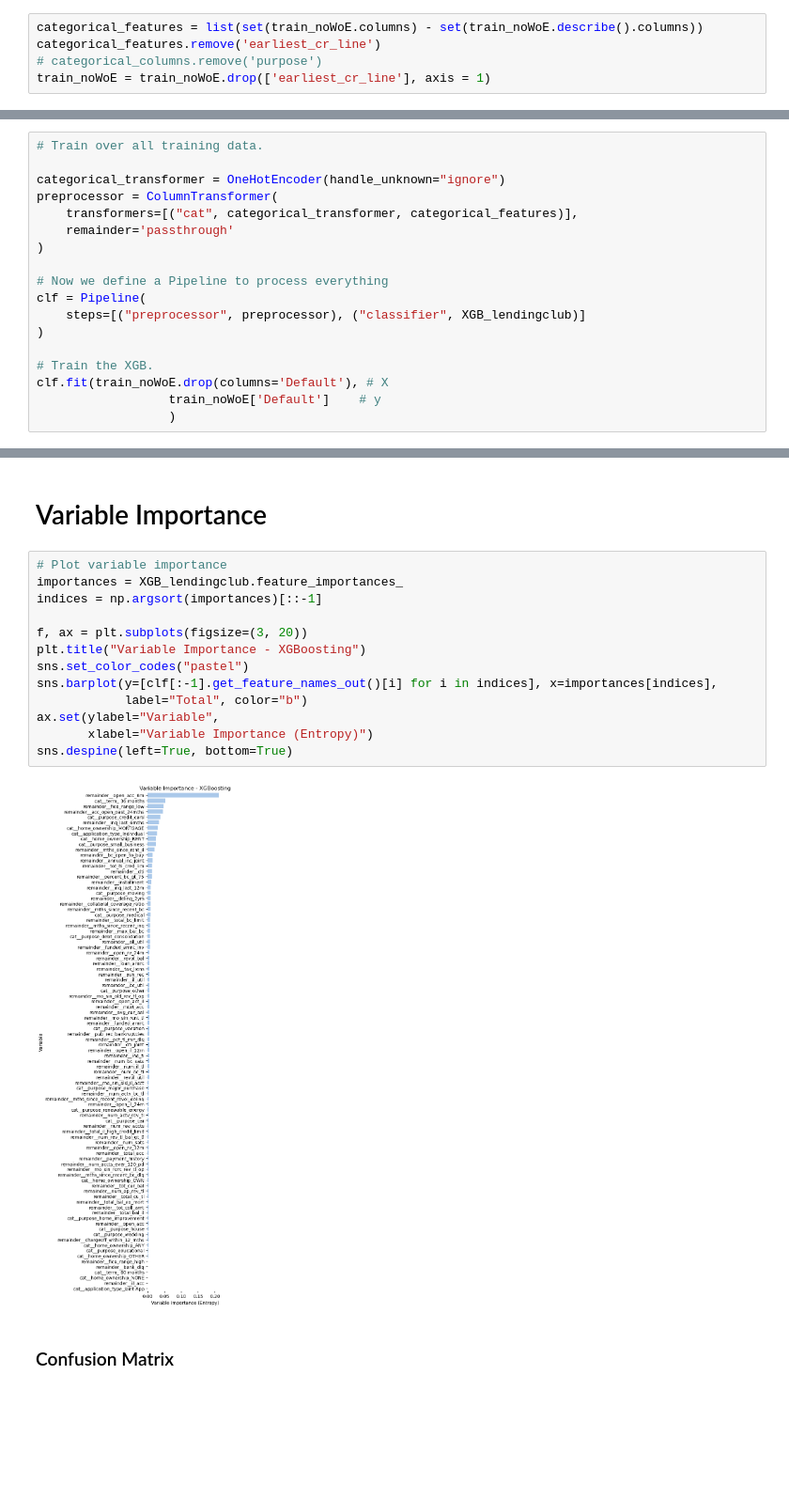
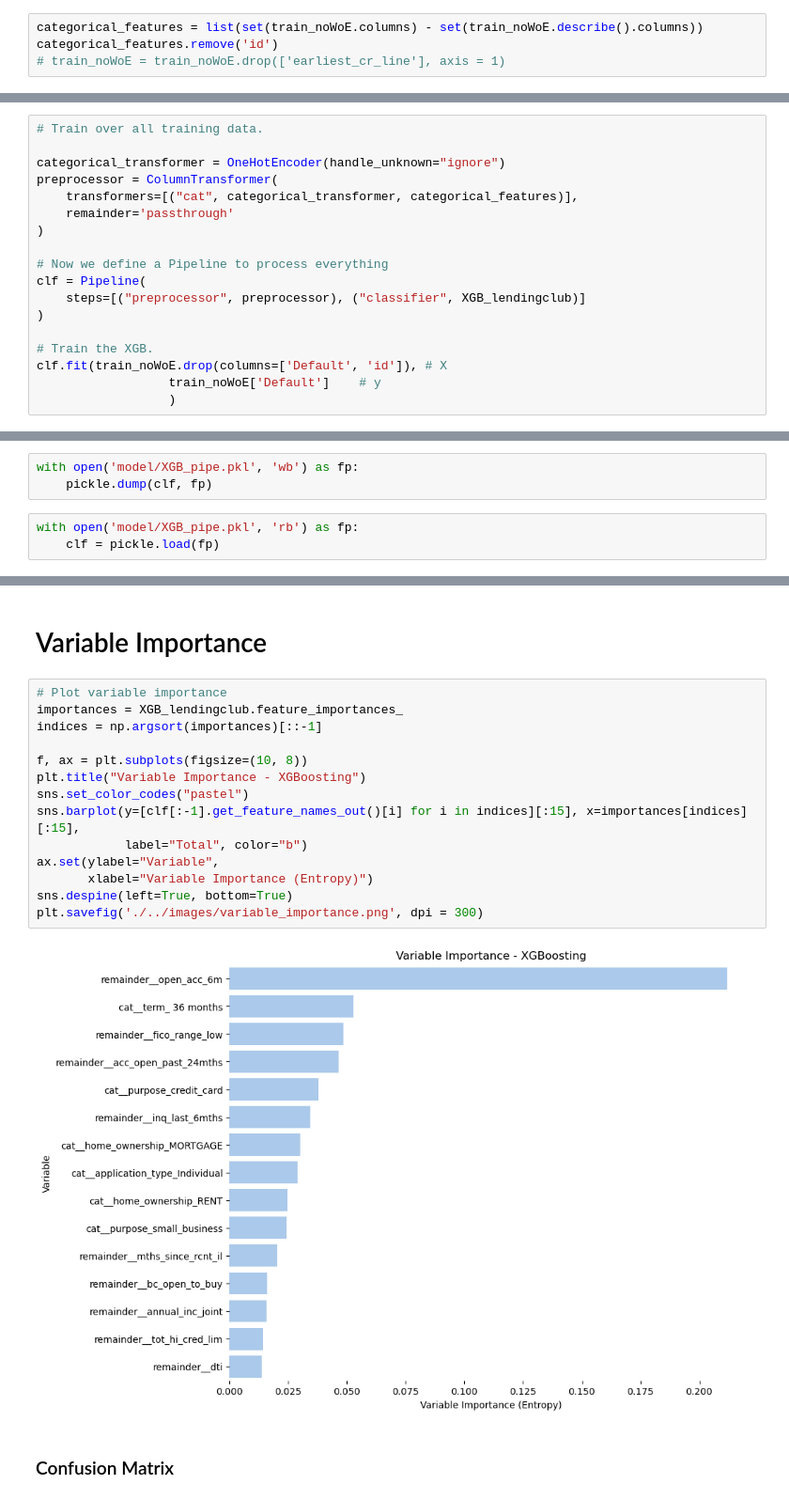
Before and after one commit to preetmodi/Credit-Risk-Analytics, a Jupyter notebook: XGB.ipynb, the cells around one changed output, grey strips where cells are left out. Shown at 94% size. Cells and saved outputs as stored; diff of their text form; blank space fills up the shorter version.

```diff
--- a/XGB.ipynb
+++ b/XGB.ipynb
@@ -127,9 +127,8 @@ param_grid = dict({'n_estimators': [900, 1000, 2000, 5000],
                   })
 # %%
 categorical_features = list(set(train_noWoE.columns) - set(train_noWoE.describe().columns))
-categorical_features.remove('earliest_cr_line')
-# categorical_columns.remove('purpose')
-train_noWoE = train_noWoE.drop(['earliest_cr_line'], axis = 1)
+categorical_features.remove('id')
+# train_noWoE = train_noWoE.drop(['earliest_cr_line'], axis = 1)
 # %%
 # Always a good idea to tune on a reduce sample of the train set, as we will call many functions.
 val_train = train_noWoE.sample(frac = 0.5,               # The fraction to extract
@@ -233,7 +253,7 @@ clf = Pipeline(
 )
 
 # Train the XGB.
-clf.fit(train_noWoE.drop(columns='Default'), # X
+clf.fit(train_noWoE.drop(columns=['Default', 'id']), # X
                   train_noWoE['Default']    # y
                   )
 # %% [output]
@@ -265,0 +282,6 @@ XGB_lendingclub.save_model('model/xgboost.json')
+# %%
+with open('model/XGB_pipe.pkl', 'wb') as fp:
+    pickle.dump(clf, fp)
+# %%
+with open('model/XGB_pipe.pkl', 'rb') as fp:
+    clf = pickle.load(fp)
@@ -268,18 +309,19 @@ XGB_lendingclub.save_model('model/xgboost.json')
 # %%
 # Plot variable importance
 importances = XGB_lendingclub.feature_importances_
 indices = np.argsort(importances)[::-1]
 
-f, ax = plt.subplots(figsize=(3, 20))
+f, ax = plt.subplots(figsize=(10, 8))
 plt.title("Variable Importance - XGBoosting")
 sns.set_color_codes("pastel")
-sns.barplot(y=[clf[:-1].get_feature_names_out()[i] for i in indices], x=importances[indices],
+sns.barplot(y=[clf[:-1].get_feature_names_out()[i] for i in indices][:15], x=importances[indices][:15],
             label="Total", color="b")
 ax.set(ylabel="Variable",
        xlabel="Variable Importance (Entropy)")
 sns.despine(left=True, bottom=True)
+plt.savefig('./../images/variable_importance.png', dpi = 300)
 # %% [output]
-[figure, old version]
+[figure, new version]
 # %% [markdown]
 ### Confusion Matrix
 # %%
```
Also changed, not shown: parts of 16 cells of this notebook, 5 other files.
